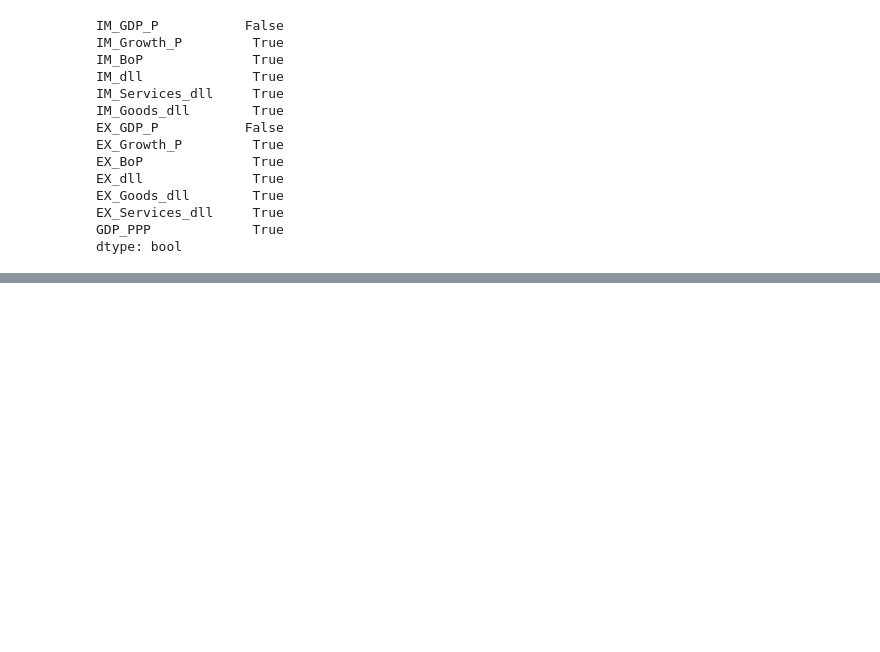
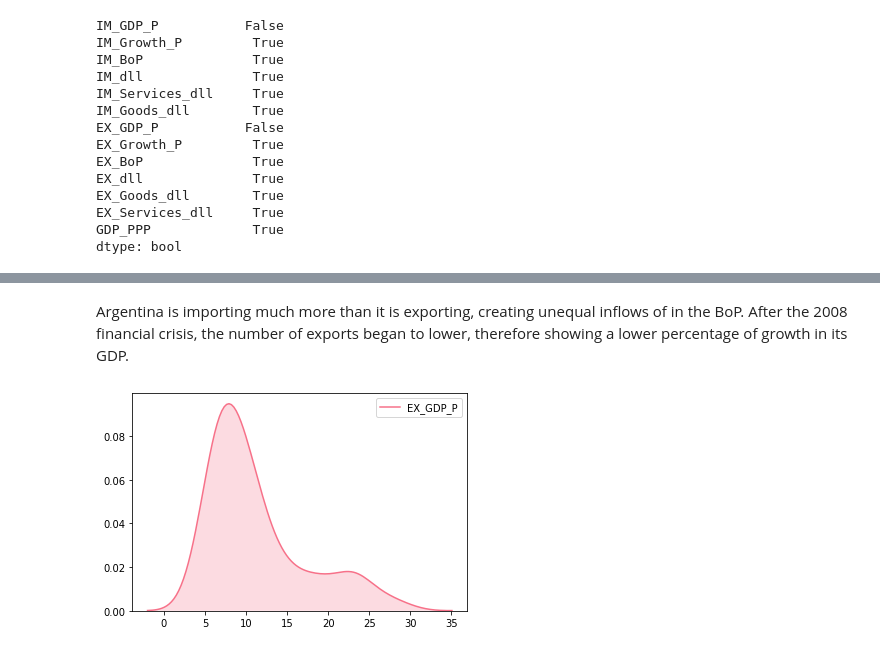
Before and after one commit to AndyRadCat/Country_Trade_EcoGrowth, a Jupyter notebook: Country_Openness_Cleaning.ipynb, the cells around one changed output, grey strips where cells are left out. Cells and saved outputs as stored; diff of their text form; code cells hidden in the pictures; blank space fills up the shorter version.

```diff
--- a/Country_Openness_Cleaning.ipynb
+++ b/Country_Openness_Cleaning.ipynb
@@ -342,0 +628,6 @@ dtype: object
+# %% [markdown]
+Argentina is importing much more than it is exporting, creating unequal inflows of  in the BoP. After the 2008 financial crisis, the number of exports began to lower, therefore showing a lower percentage of growth in its GDP.
+# %%
+ax = sns.kdeplot(country['Argentina']['EX_GDP_P'], shade=True)
+# %% [output]
+[figure, added]
```
Also changed, not shown: parts of 42 cells of this notebook, 1 other file.
